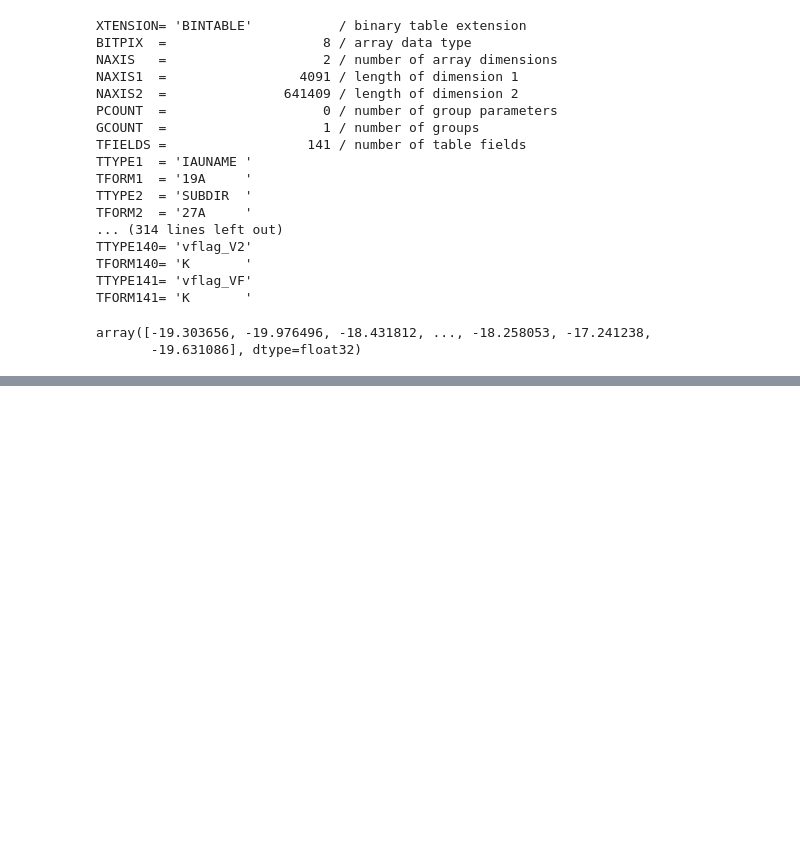
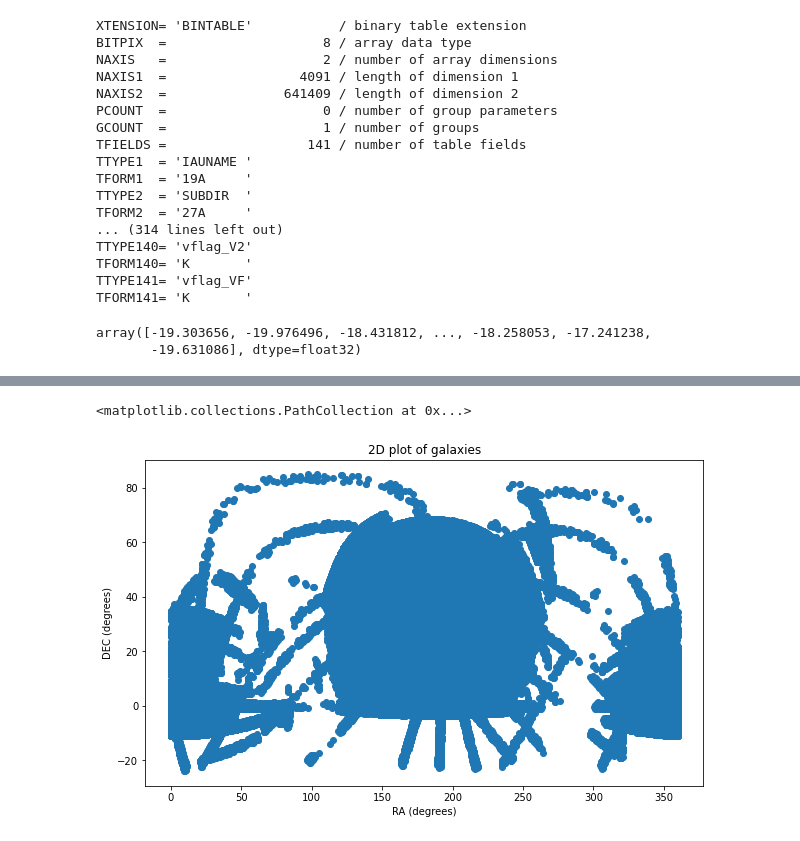
Before and after one commit to kadglass/SmallScale, a Jupyter notebook: Small Scale Environment.ipynb, the cells around one changed output, grey strips where cells are left out. Saved outputs shown, nothing was run; the diff lists cells and outputs as text; code cells hidden in the pictures; blank space fills up the shorter version.

Commit message:
testing 2D and 3D galaxy plots

```diff
--- a/Small Scale Environment.ipynb
+++ b/Small Scale Environment.ipynb
@@ -84,0 +84,11 @@ Table length=5
+# %%
+plt.rcParams["figure.figsize"] = (10,6)  #increase size of figure
+
+plt.title('2D plot of galaxies') #title
+plt.xlabel('RA (degrees)') #x label
+plt.ylabel('DEC (degrees)') #y label
+
+plt.scatter(data_table['RA'], data_table['DEC'])
+# %% [output]
+<matplotlib.collections.PathCollection at 0x...>
+[figure, added]
```
Also changed, not shown: parts of 10 cells of this notebook.
